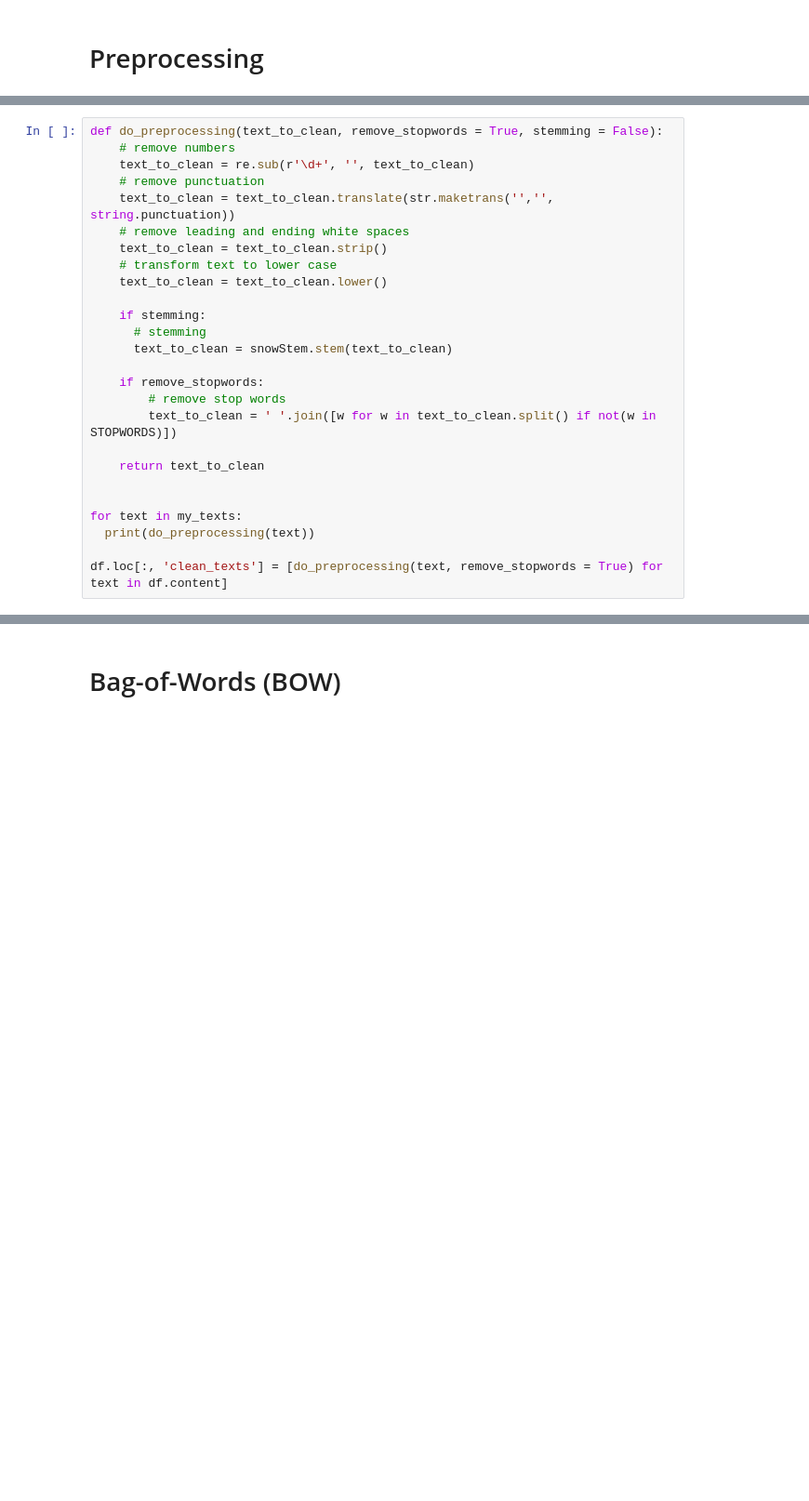
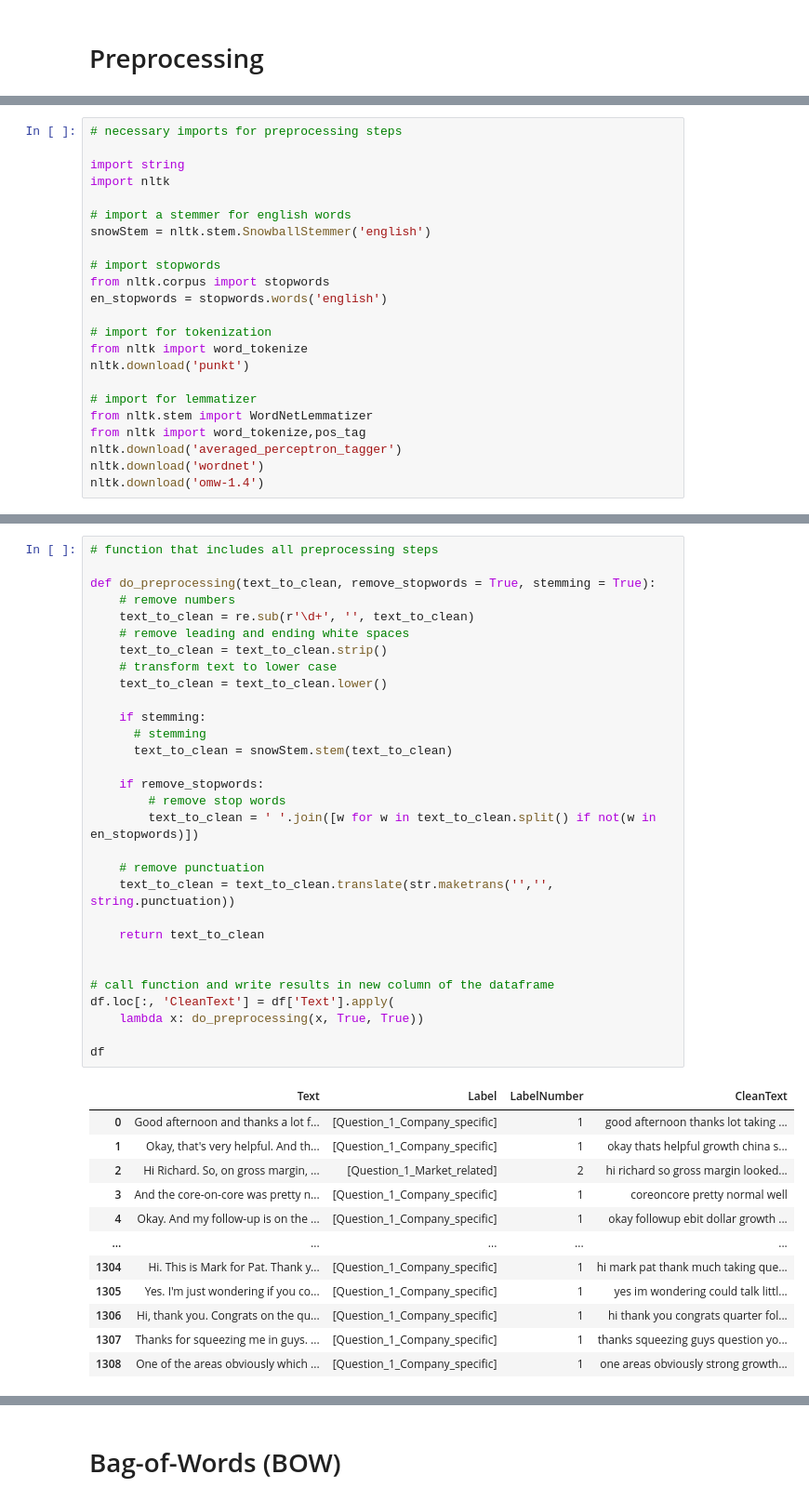
Before and after one commit to flxmlr/DLTA_Assignment2, a Jupyter notebook: Assignment_2_Text_Analytics_Team1.ipynb, the cells around one changed output, grey strips where cells are left out. Shown: that part at 93% size. Cells and saved outputs as stored; diff of their text form; blank space fills up the shorter version.

Commit message:
update (split of test/train data set, preprocessing steps, bow, tfidf, lsa, doc2vec)

```diff
--- a/Assignment_2_Text_Analytics_Team1.ipynb
+++ b/Assignment_2_Text_Analytics_Team1.ipynb
@@ -104,0 +141,23 @@ Sample_Text.lower()
+# %%
+# necessary imports for preprocessing steps
+
+import string
+import nltk
+
+# import a stemmer for english words
+snowStem = nltk.stem.SnowballStemmer('english')
+
+# import stopwords
+from nltk.corpus import stopwords
+en_stopwords = stopwords.words('english')
+
+# import for tokenization
+from nltk import word_tokenize
+nltk.download('punkt')
+
+# import for lemmatizer
+from nltk.stem import WordNetLemmatizer
+from nltk import word_tokenize,pos_tag
+nltk.download('averaged_perceptron_tagger')
+nltk.download('wordnet')
+nltk.download('omw-1.4')
@@ -105,26 +179,43 @@ Sample_Text.lower()
 # %%
-def do_preprocessing(text_to_clean, remove_stopwords = True, stemming = False):
+# function that includes all preprocessing steps
+
+def do_preprocessing(text_to_clean, remove_stopwords = True, stemming = True):
     # remove numbers
     text_to_clean = re.sub(r'\d+', '', text_to_clean)
-    # remove punctuation
-    text_to_clean = text_to_clean.translate(str.maketrans('','', string.punctuation))
     # remove leading and ending white spaces
     text_to_clean = text_to_clean.strip()
     # transform text to lower case
     text_to_clean = text_to_clean.lower()
 
     if stemming:
       # stemming
       text_to_clean = snowStem.stem(text_to_clean)
 
     if remove_stopwords:
         # remove stop words
-        text_to_clean = ' '.join([w for w in text_to_clean.split() if not(w in STOPWORDS)])
+        text_to_clean = ' '.join([w for w in text_to_clean.split() if not(w in en_stopwords)])
+
+    # remove punctuation
+    text_to_clean = text_to_clean.translate(str.maketrans('','', string.punctuation))
 
     return text_to_clean
 
 
-for text in my_texts:
-  print(do_preprocessing(text))
+# call function and write results in new column of the dataframe
+df.loc[:, 'CleanText'] = df['Text'].apply(
+    lambda x: do_preprocessing(x, True, True))
 
-df.loc[:, 'clean_texts'] = [do_preprocessing(text, remove_stopwords = True) for text in df.content]
+df
+# %% [output]
+|  | Text | Label | LabelNumber | CleanText |
+| 0 | Good afternoon and thanks a lot f... | [Question_1_Company_specific] | 1 | good afternoon thanks lot taking ... |
+| 1 | Okay, that's very helpful. And th... | [Question_1_Company_specific] | 1 | okay thats helpful growth china s... |
+| 2 | Hi Richard. So, on gross margin, ... | [Question_1_Market_related] | 2 | hi richard so gross margin looked... |
+| 3 | And the core-on-core was pretty n... | [Question_1_Company_specific] | 1 | coreoncore pretty normal well |
+| 4 | Okay. And my follow-up is on the ... | [Question_1_Company_specific] | 1 | okay followup ebit dollar growth ... |
+| ... | ... | ... | ... | ... |
+| 1304 | Hi. This is Mark for Pat. Thank y... | [Question_1_Company_specific] | 1 | hi mark pat thank much taking que... |
+| 1305 | Yes. I'm just wondering if you co... | [Question_1_Company_specific] | 1 | yes im wondering could talk littl... |
+| 1306 | Hi, thank you. Congrats on the qu... | [Question_1_Company_specific] | 1 | hi thank you congrats quarter fol... |
+| 1307 | Thanks for squeezing me in guys. ... | [Question_1_Company_specific] | 1 | thanks squeezing guys question yo... |
+| 1308 | One of the areas obviously which ... | [Question_1_Company_specific] | 1 | one areas obviously strong growth... |
```
Also changed, not shown: parts of 26 cells of this notebook.
